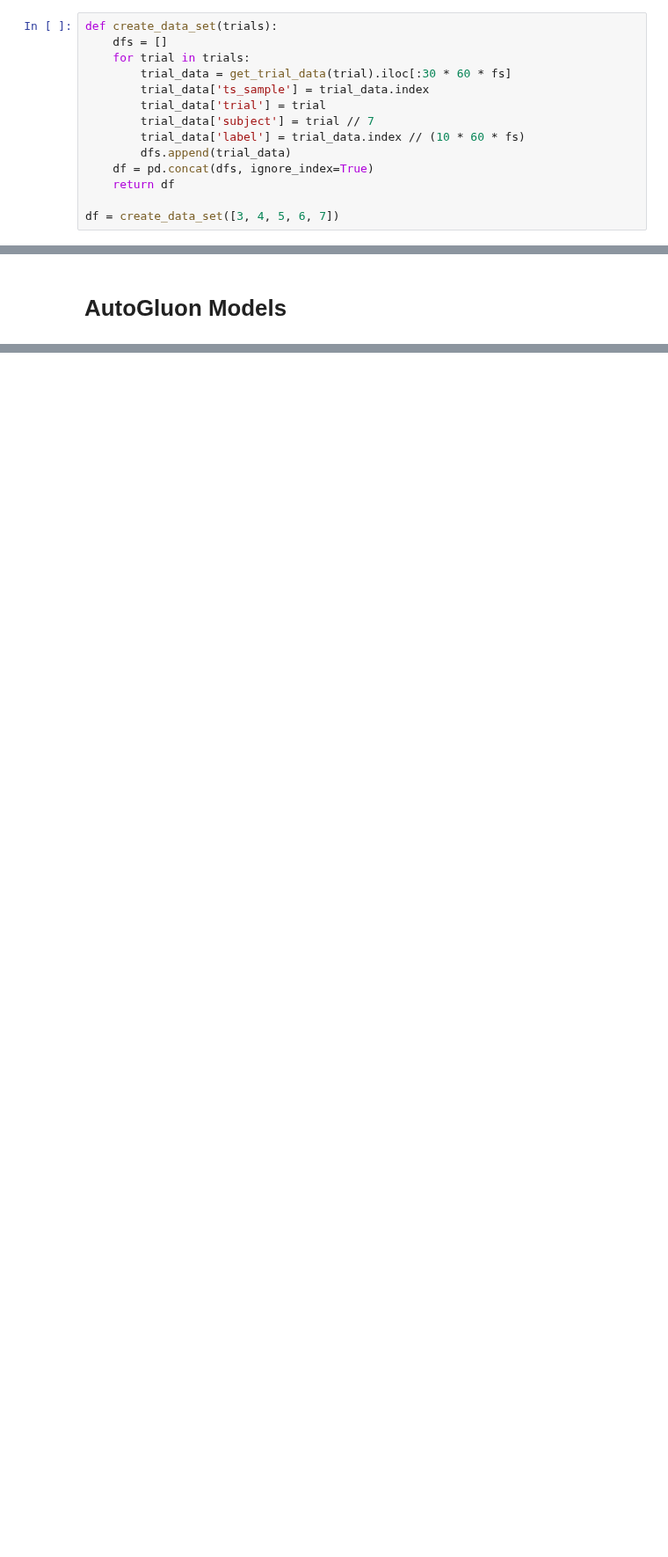
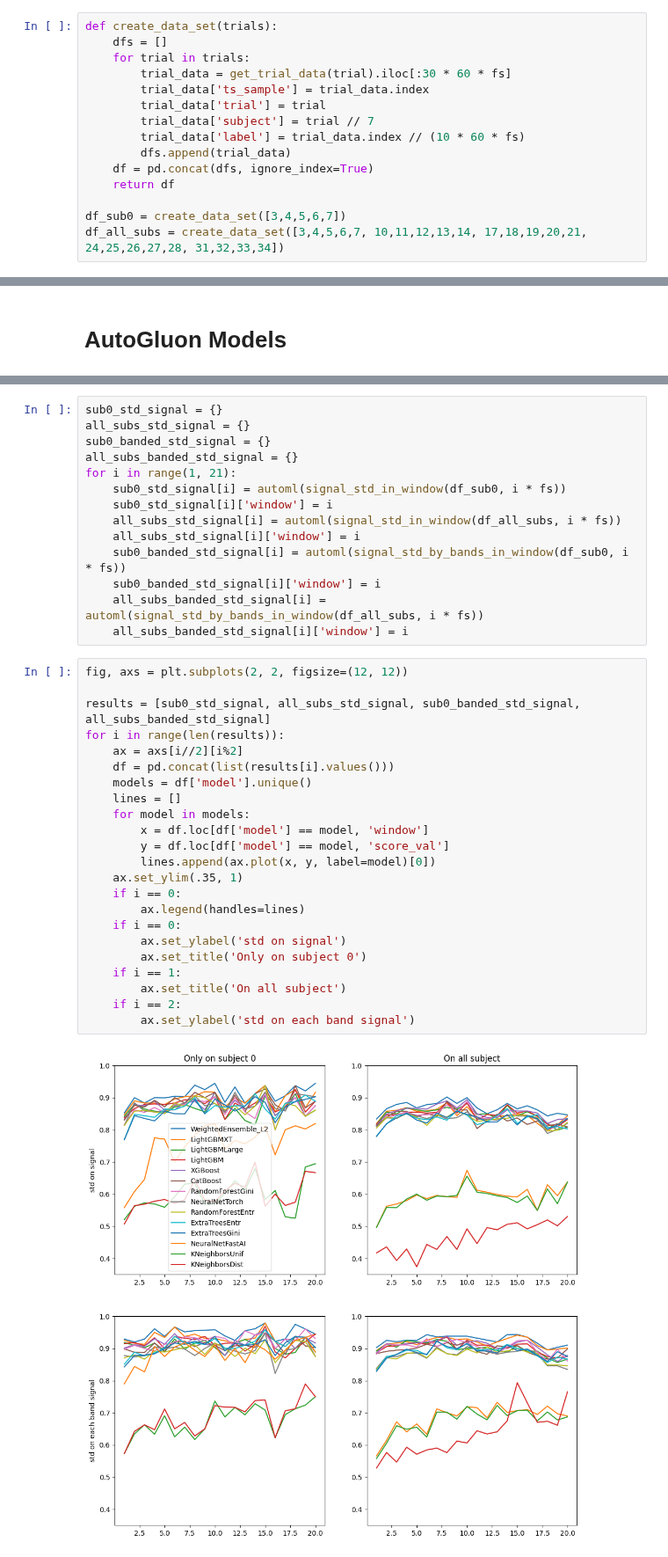
Before and after one commit to yakir4123/SNN-SCTN, a Jupyter notebook: scripts/mental_attention_prediction_models.ipynb, the cells around one changed output, grey strips where cells are left out. Shown at 88% size. Drawn from its saved outputs; the diff is of its cells as text; blank space fills up the shorter version.

Commit message:
WIP: prediction models

```diff
--- a/scripts/mental_attention_prediction_models.ipynb
+++ b/scripts/mental_attention_prediction_models.ipynb
@@ -152,4 +90,5 @@ def create_data_set(trials):
     df = pd.concat(dfs, ignore_index=True)
     return df
 
-df = create_data_set([3, 4, 5, 6, 7])
+df_sub0 = create_data_set([3,4,5,6,7])
+df_all_subs = create_data_set([3,4,5,6,7, 10,11,12,13,14, 17,18,19,20,21, 24,25,26,27,28, 31,32,33,34])
@@ -230,0 +158,39 @@ print(leaderboard)
+# %%
+sub0_std_signal = {}
+all_subs_std_signal = {}
+sub0_banded_std_signal = {}
+all_subs_banded_std_signal = {}
+for i in range(1, 21):
+    sub0_std_signal[i] = automl(signal_std_in_window(df_sub0, i * fs))
+    sub0_std_signal[i]['window'] = i
+    all_subs_std_signal[i] = automl(signal_std_in_window(df_all_subs, i * fs))
+    all_subs_std_signal[i]['window'] = i
+    sub0_banded_std_signal[i] = automl(signal_std_by_bands_in_window(df_sub0, i * fs))
+    sub0_banded_std_signal[i]['window'] = i
+    all_subs_banded_std_signal[i] = automl(signal_std_by_bands_in_window(df_all_subs, i * fs))
+    all_subs_banded_std_signal[i]['window'] = i
+# %%
+fig, axs = plt.subplots(2, 2, figsize=(12, 12))
+
+results = [sub0_std_signal, all_subs_std_signal, sub0_banded_std_signal, all_subs_banded_std_signal]
+for i in range(len(results)):
+    ax = axs[i//2][i%2]
+    df = pd.concat(list(results[i].values()))
+    models = df['model'].unique()
+    lines = []
+    for model in models:
+        x = df.loc[df['model'] == model, 'window']
+        y = df.loc[df['model'] == model, 'score_val']
+        lines.append(ax.plot(x, y, label=model)[0])
+    ax.set_ylim(.35, 1)
+    if i == 0:
+        ax.legend(handles=lines)
+    if i == 0:
+        ax.set_ylabel('std on signal')
+        ax.set_title('Only on subject 0')
+    if i == 1:
+        ax.set_title('On all subject')
+    if i == 2:
+        ax.set_ylabel('std on each band signal')
+# %% [output]
+[figure, added]
```
Also changed, not shown: parts of 15 cells of this notebook, 1 other file.
